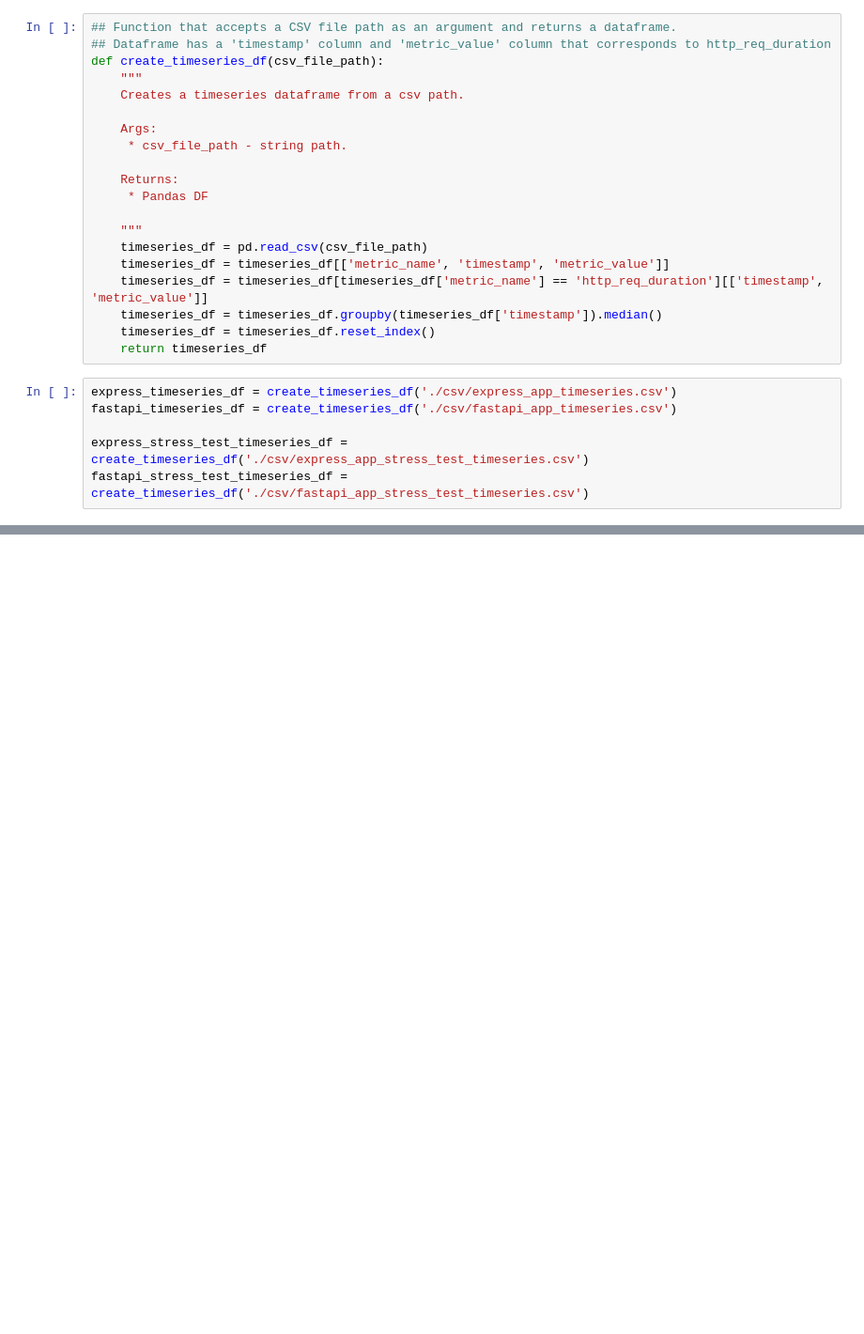
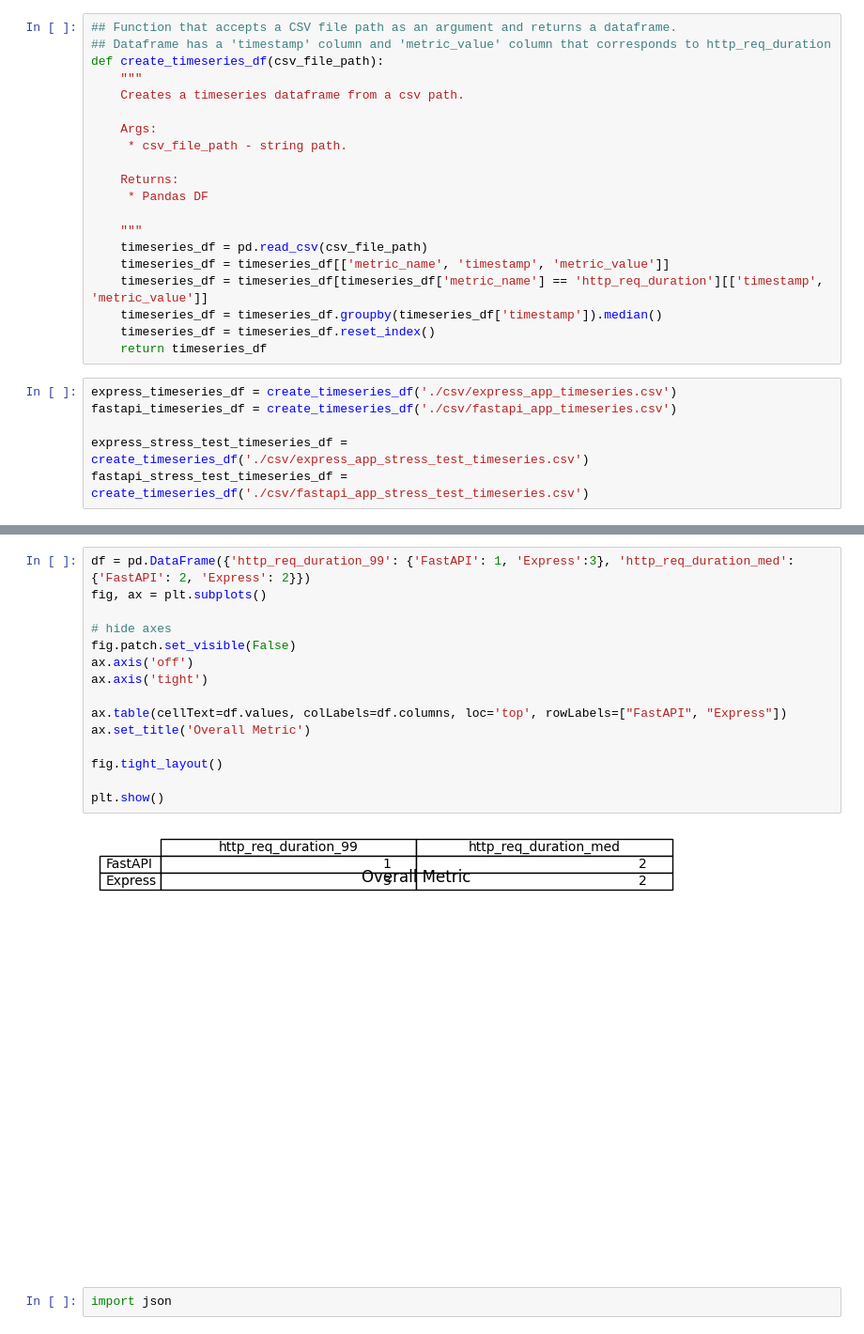
Before and after one commit to NateLeeP/api_load_test_project, a Jupyter notebook: timeseries_etl/timeseries_data_clean.ipynb, the cells around one changed output, grey strips where cells are left out. Shown: that part at 94% size. Saved outputs shown, nothing was run; the diff lists cells and outputs as text; blank space fills up the shorter version.

```diff
--- a/timeseries_etl/timeseries_data_clean.ipynb
+++ b/timeseries_etl/timeseries_data_clean.ipynb
@@ -77,0 +65,19 @@ create_latency_comparison_timeseries_chart(express_stress_test_timeseries_df, fa
+# %%
+df = pd.DataFrame({'http_req_duration_99': {'FastAPI': 1, 'Express':3}, 'http_req_duration_med': {'FastAPI': 2, 'Express': 2}})
+fig, ax = plt.subplots()
+
+# hide axes
+fig.patch.set_visible(False)
+ax.axis('off')
+ax.axis('tight')
+
+ax.table(cellText=df.values, colLabels=df.columns, loc='top', rowLabels=["FastAPI", "Express"])
+ax.set_title('Overall Metric')
+
+fig.tight_layout()
+
+plt.show()
+# %% [output]
+[figure, added]
+# %%
+import json
```
Also changed, not shown: parts of 6 cells of this notebook, 3 other files.
